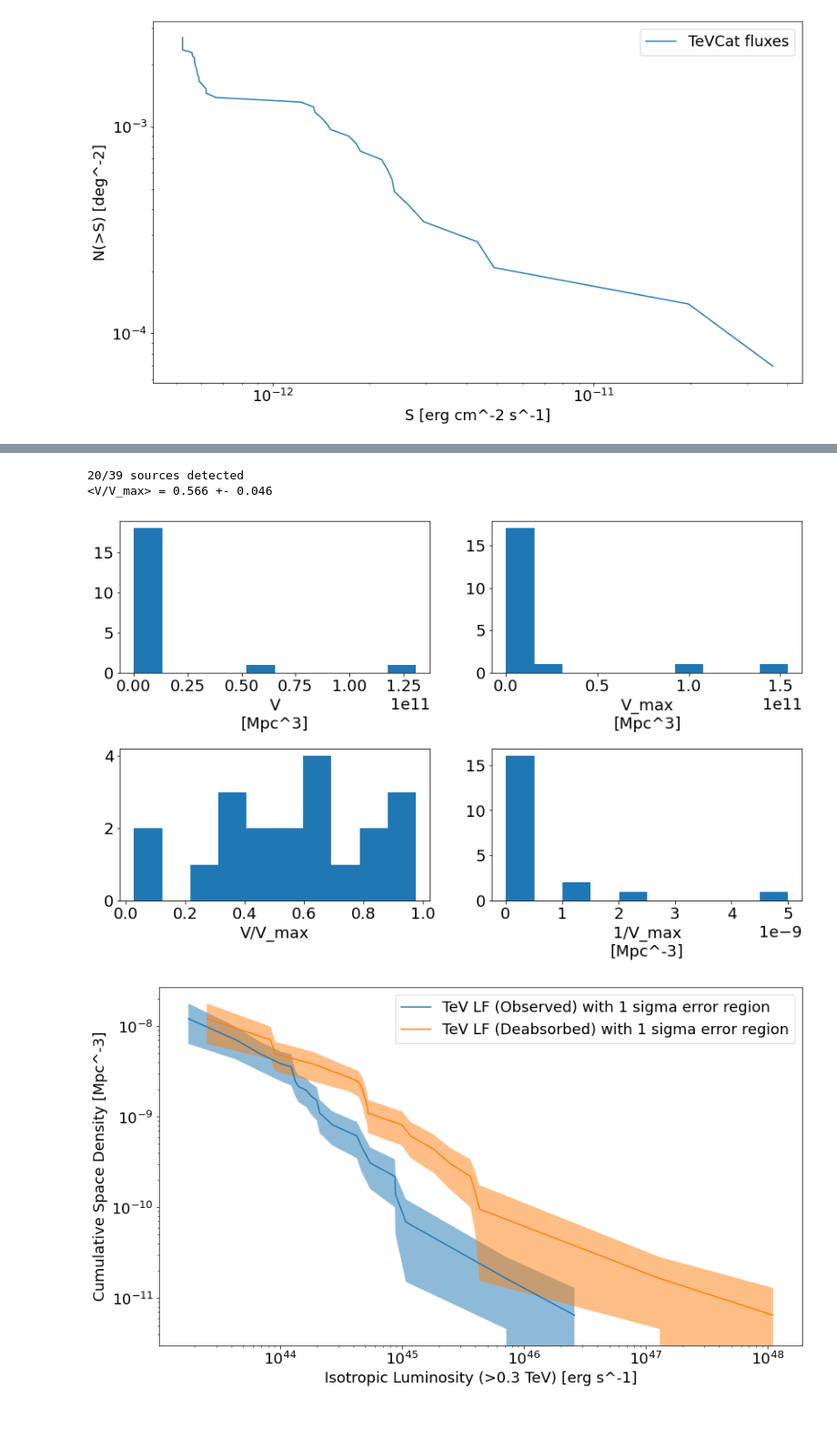
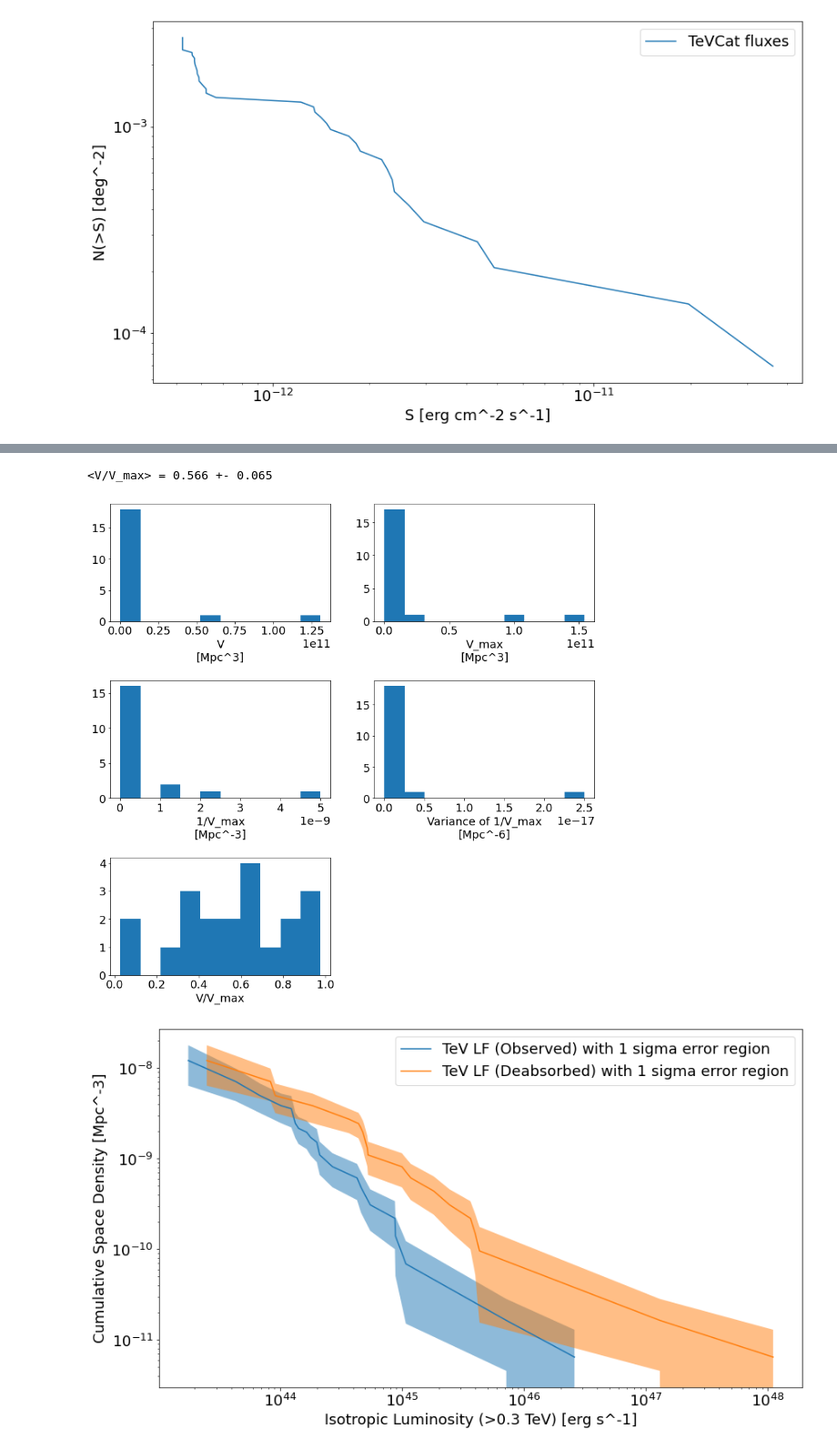
Before and after one commit to aribrill/lf-simulation, a Jupyter notebook: LF_calculation.ipynb, the cells around one changed output, grey strips where cells are left out. Shown: that part at 91% size. Cells and saved outputs as stored; diff of their text form; code cells hidden in the pictures; blank space fills up the shorter version.

```diff
--- a/LF_calculation.ipynb
+++ b/LF_calculation.ipynb
@@ -428,27 +464,32 @@ limiting_whsp_z: [0.24096386 1.68674699 1.04417671 1.28514056 0.46184739 1.28514
 [figure]
 # %%
 # Calculate V and V_max for each detected source
-min_z = np.minimum(dists['limiting_whsp_z'].arr, dists['limiting_tev_z'].arr)
-detected = dists['z'].arr < min_z
-print("{}/{} sources detected".format(sum(detected), sum(mask)))
 
-dists['V'] = Dist(cosmo.comoving_volume(dists['z'].arr.value[detected]) / sky_coverage, "V\n[Mpc^3]")
-dists['V_max'] = Dist(cosmo.comoving_volume(min_z.value[detected]) / sky_coverage, "V_max\n[Mpc^3]")
-dists['1/V_max'] = Dist(1 / dists['V_max'].arr, "1/V_max\n[Mpc^-3]")
-dists['1/V_max_var'] = Dist(1 / dists['V_max'].arr**2, "Variance of 1/V_max\n[Mpc^-6]")
-dists['V/V_max'] = Dist(dists['V'].arr / dists['V_max'].arr, "V/V_max")
+v = cosmo.comoving_volume(value('z').value[detected]) / sky_coverage
+v_max = cosmo.comoving_volume(min_z.value[detected]) / sky_coverage
+inverse_v_max = 1 / v_max
+inverse_v_max_var = 1 / v_max**2
+v_over_v_max = v / v_max
 
-print("<V/V_max> = {:.3f} +- {:.3f}".format(np.mean(dists['V/V_max'].arr), np.sqrt(1/(12*sum(mask)))))
+volumes = {
+    "V\n[Mpc^3]": v,
+    "V_max\n[Mpc^3]": v_max,
+    "1/V_max\n[Mpc^-3]": inverse_v_max,
+    "Variance of 1/V_max\n[Mpc^-6]": inverse_v_max_var,
+    "V/V_max": v_over_v_max,
+}
 
-fig, axes = plt.subplots(2, 2)
-for ax, key in zip(axes.ravel(), ['V', 'V_max', 'V/V_max', '1/V_max']):
-    ax.hist(dists[key].arr.value)
-    ax.set_xlabel(dists[key].label)
+print("<V/V_max> = {:.3f} +- {:.3f}".format(np.mean(v_over_v_max), np.sqrt(1/(12*sum(detected)))))
+
+fig, axes = plt.subplots(3, 2, figsize=(14.0, 14.0))
+for ax, (label, arr) in zip(axes.ravel(), volumes.items()):
+    ax.hist(arr.value)
+    ax.set_xlabel(label)
+axes[-1, -1].set_axis_off()
 plt.subplots_adjust(hspace=0.5)
 # %% [output]
-20/39 sources detected
-<V/V_max> = 0.566 +- 0.046
+<V/V_max> = 0.566 +- 0.065
-[figure, old version]
+[figure, new version]
 # %%
 # Calculate the luminosity function using 1/V_max method of Schmidt (1968)
 
```
Also changed, not shown: parts of 7 cells of this notebook.
